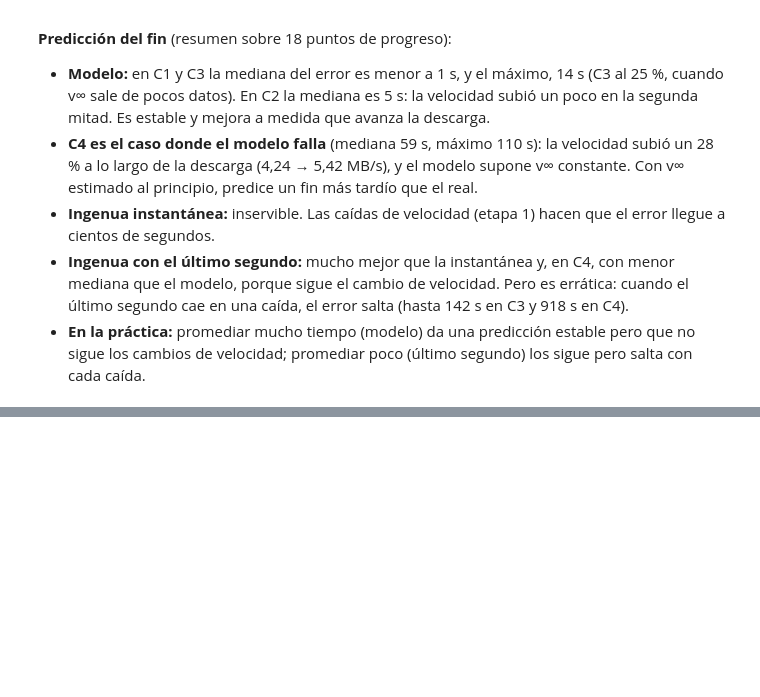
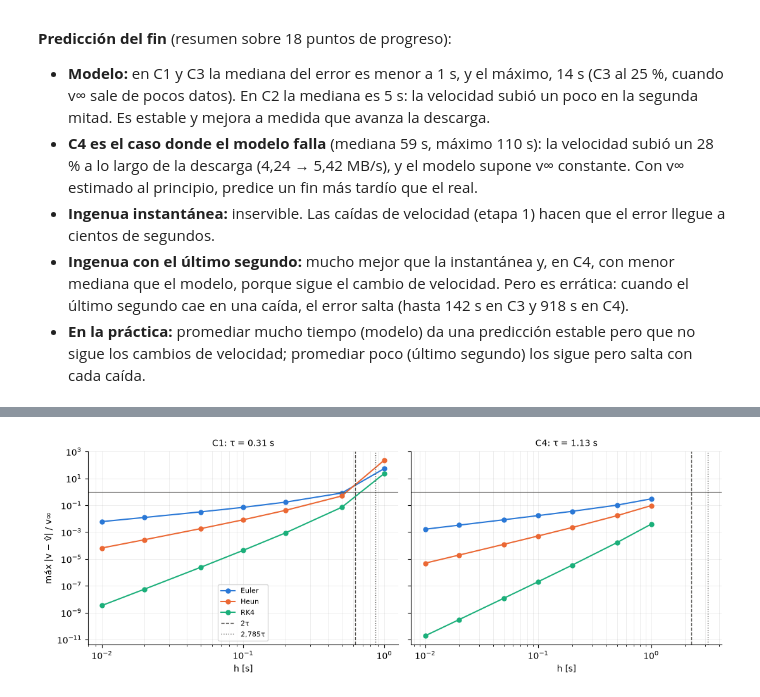
Before and after one commit to RieraJ/analisis-numerico-descargas, a Jupyter notebook: analisis.ipynb, the cells around one changed output, grey strips where cells are left out. Drawn from its saved outputs; the diff is of its cells as text; code cells hidden in the pictures; blank space fills up the shorter version.

```diff
--- a/analisis.ipynb
+++ b/analisis.ipynb
@@ -887,0 +898,19 @@ fig.tight_layout()
+# %%
+from analisis.edo_modelo import error_velocidad, volumen_con_edo
+from metodos.edo import euler, heun, rk4
+
+metodos_edo = {"Euler": euler, "Heun": heun, "RK4": rk4}
+pasos_edo = [0.01, 0.02, 0.05, 0.1, 0.2, 0.5, 1.0]
+
+filas = []
+for c, r in resultados.items():
+    for nombre, metodo in metodos_edo.items():
+        for h in pasos_edo:
+            filas.append({"corrida": c, "método": nombre, "h [s]": h,
+                          "error": error_velocidad(metodo, r["v_inf"], r["tau"], h)})
+edo = pd.DataFrame(filas)
+
+limites = pd.DataFrame({c: {"τ [s]": r["tau"], "2τ: límite Euler y Heun [s]": 2 * r["tau"],
+                            "2,785τ: límite RK4 [s]": 2.785 * r["tau"]} for c, r in resultados.items()}).T
+print(limites.round(2).to_string(), end="\n\n")
+edo.pivot(index=["corrida", "método"], columns="h [s]", values="error").map(lambda e: f"{e:.1e}")
@@ -887,0 +955,21 @@ fig.tight_layout()
+# %%
+fig, ejes = plt.subplots(1, 2, figsize=(11, 4), sharey=True)
+estilo_edo = {"Euler": "#2a78d6", "Heun": "#eb6834", "RK4": "#1baf7a"}
+for eje, c in zip(ejes, ("C1", "C4")):
+    tau = resultados[c]["tau"]
+    for nombre in metodos_edo:
+        datos = edo[(edo["corrida"] == c) & (edo["método"] == nombre)]
+        eje.loglog(datos["h [s]"], datos["error"], color=estilo_edo[nombre], linewidth=1.5,
+                   marker="o", markersize=5, label=nombre)
+    eje.axvline(2 * tau, color="#52514e", linewidth=1, linestyle="--", label="2τ")
+    eje.axvline(2.785 * tau, color="#52514e", linewidth=1, linestyle=":", label="2,785τ")
+    eje.axhline(1, color="#52514e", linewidth=0.8)
+    eje.set_title(f"{c}: τ = {tau:.2f} s", fontsize=10)
+    eje.set_xlabel("h [s]")
+    eje.grid(alpha=0.3, linewidth=0.5, which="both")
+    eje.spines[["top", "right"]].set_visible(False)
+ejes[0].set_ylabel("máx |v − v̂| / v∞")
+ejes[0].legend(fontsize=8)
+fig.tight_layout()
+# %% [output]
+[figure, added]
```
Also changed, not shown: parts of 7 cells of this notebook, 5 other files.
